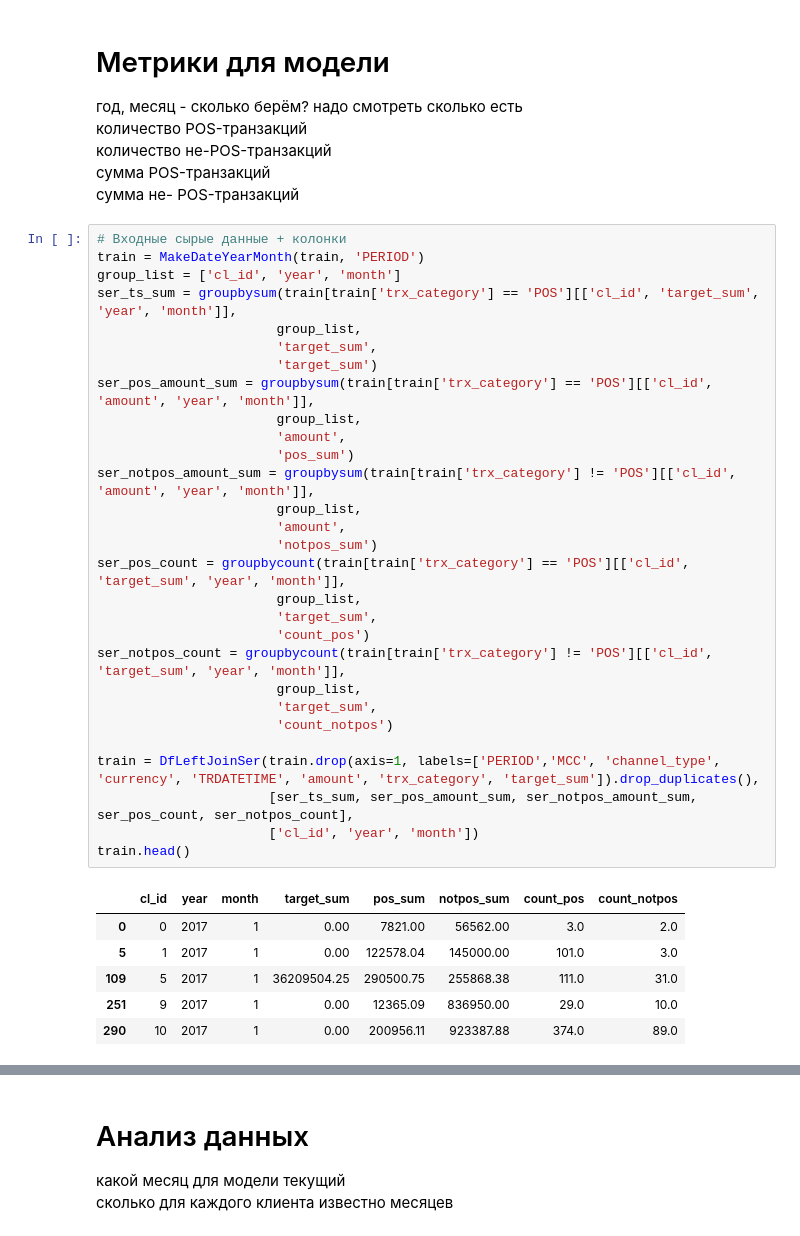
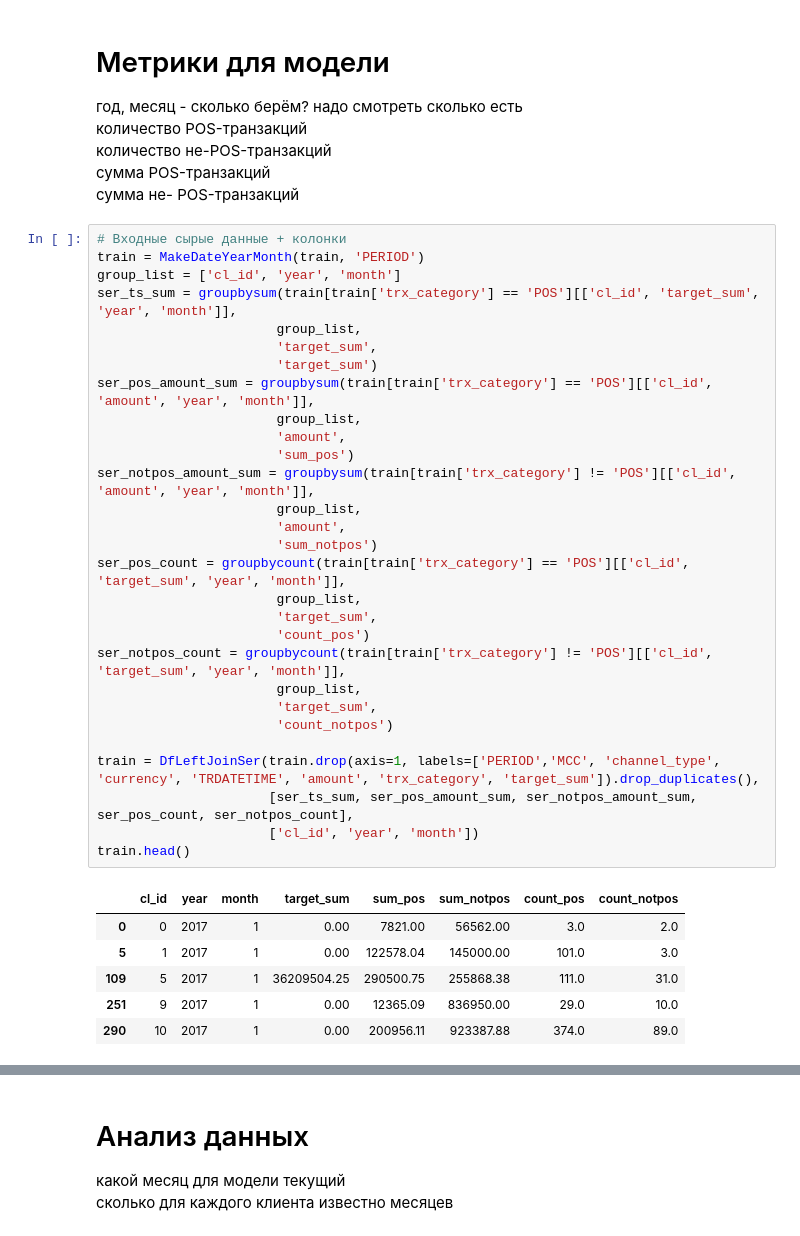
Before and after one commit to Hitriihoma/Machine-learning-course-task, a Jupyter notebook: Zubarev ML.ipynb, the cells around one changed output, grey strips where cells are left out. Saved outputs shown, nothing was run; the diff lists cells and outputs as text.

```diff
--- a/Zubarev ML.ipynb
+++ b/Zubarev ML.ipynb
@@ -103,34 +102,34 @@ memory usage: 33.7+ MB
 # %%
 # Входные сырые данные + колонки
 train = MakeDateYearMonth(train, 'PERIOD')
 group_list = ['cl_id', 'year', 'month']
 ser_ts_sum = groupbysum(train[train['trx_category'] == 'POS'][['cl_id', 'target_sum', 'year', 'month']],
                        group_list,
                        'target_sum',
                        'target_sum')
 ser_pos_amount_sum = groupbysum(train[train['trx_category'] == 'POS'][['cl_id', 'amount', 'year', 'month']],
                        group_list,
                        'amount',
-                       'pos_sum')
+                       'sum_pos')
 ser_notpos_amount_sum = groupbysum(train[train['trx_category'] != 'POS'][['cl_id', 'amount', 'year', 'month']],
                        group_list,
                        'amount',
-                       'notpos_sum')
+                       'sum_notpos')
 ser_pos_count = groupbycount(train[train['trx_category'] == 'POS'][['cl_id', 'target_sum', 'year', 'month']],
                        group_list,
                        'target_sum',
                        'count_pos')
 ser_notpos_count = groupbycount(train[train['trx_category'] != 'POS'][['cl_id', 'target_sum', 'year', 'month']],
                        group_list,
                        'target_sum',
                        'count_notpos')
 
 train = DfLeftJoinSer(train.drop(axis=1, labels=['PERIOD','MCC', 'channel_type', 'currency', 'TRDATETIME', 'amount', 'trx_category', 'target_sum']).drop_duplicates(),
                       [ser_ts_sum, ser_pos_amount_sum, ser_notpos_amount_sum, ser_pos_count, ser_notpos_count],
                       ['cl_id', 'year', 'month'])
 train.head()
 # %% [output]
-|  | cl_id | year | month | target_sum | pos_sum | notpos_sum | count_pos | count_notpos |
+|  | cl_id | year | month | target_sum | sum_pos | sum_notpos | count_pos | count_notpos |
 | 0 | 0 | 2017 | 1 | 0.00 | 7821.00 | 56562.00 | 3.0 | 2.0 |
 | 5 | 1 | 2017 | 1 | 0.00 | 122578.04 | 145000.00 | 101.0 | 3.0 |
 | 109 | 5 | 2017 | 1 | 36209504.25 | 290500.75 | 255868.38 | 111.0 | 31.0 |
```
Also changed, not shown: parts of 8 cells of this notebook.
